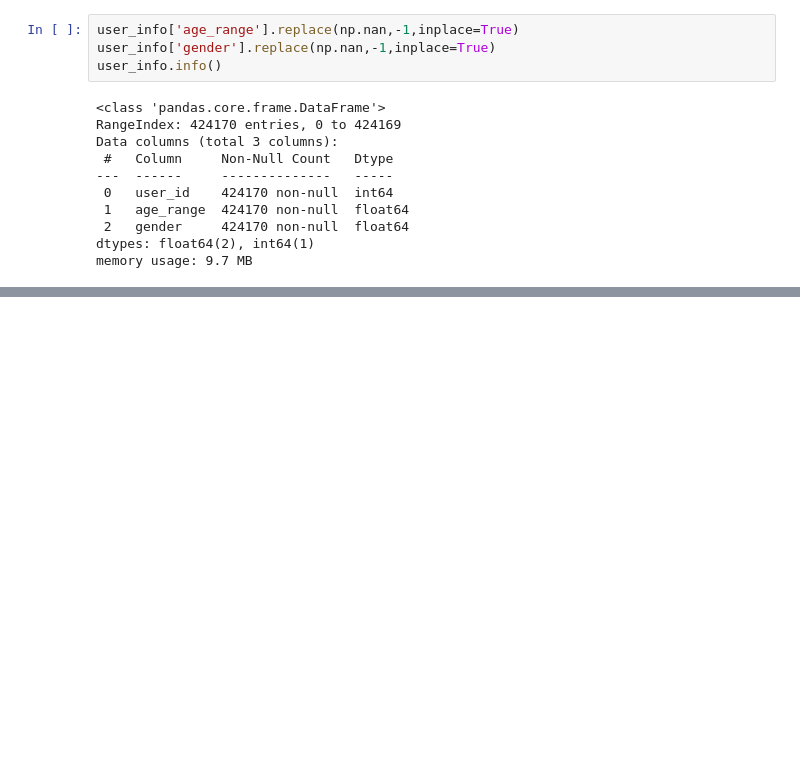
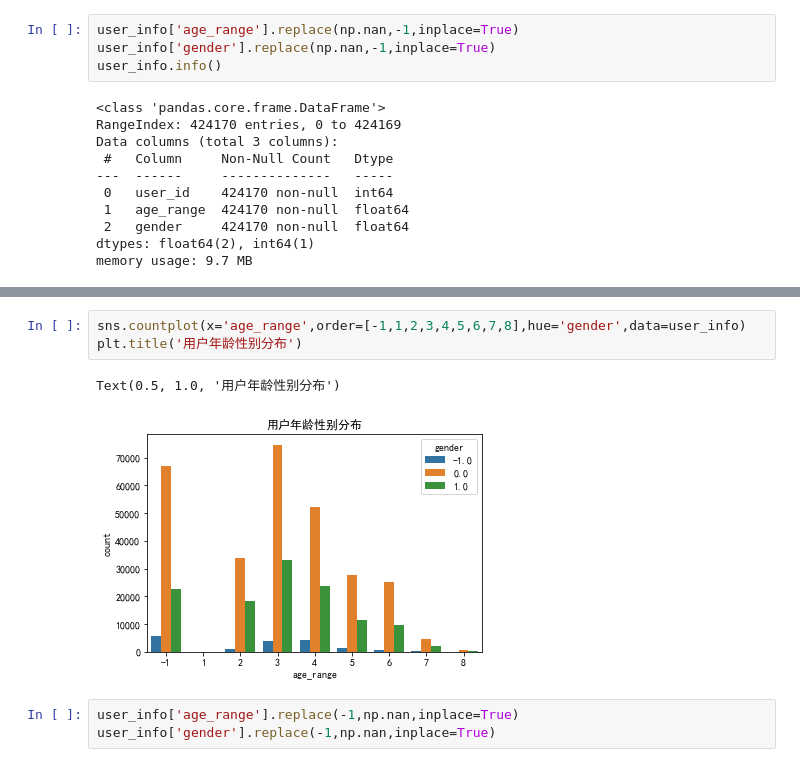
Before and after one commit to Favorite-pineapple/Tmall-repurchase-forecast, a Jupyter notebook: baseline.ipynb, the cells around one changed output, grey strips where cells are left out. Drawn from its saved outputs; the diff is of its cells as text; blank space fills up the shorter version.

```diff
--- a/baseline.ipynb
+++ b/baseline.ipynb
@@ -121,0 +159,9 @@ memory usage: 9.7 MB
+# %%
+sns.countplot(x='age_range',order=[-1,1,2,3,4,5,6,7,8],hue='gender',data=user_info)
+plt.title('用户年龄性别分布')
+# %% [output]
+Text(0.5, 1.0, '用户年龄性别分布')
+[figure, added]
+# %%
+user_info['age_range'].replace(-1,np.nan,inplace=True)
+user_info['gender'].replace(-1,np.nan,inplace=True)
```
Also changed, not shown: parts of 84 cells of this notebook.
